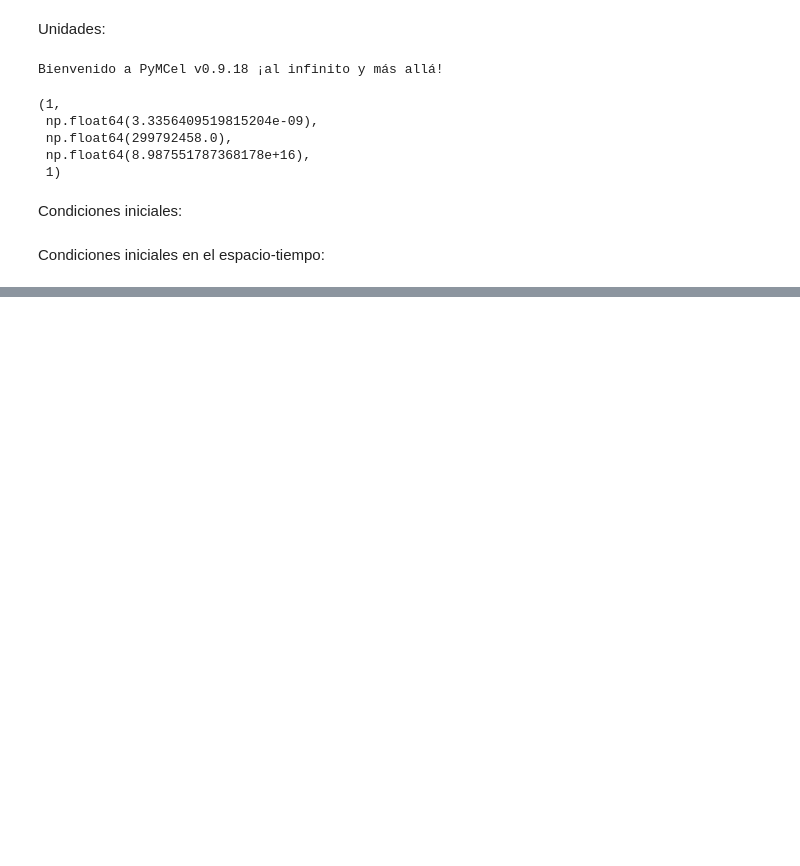
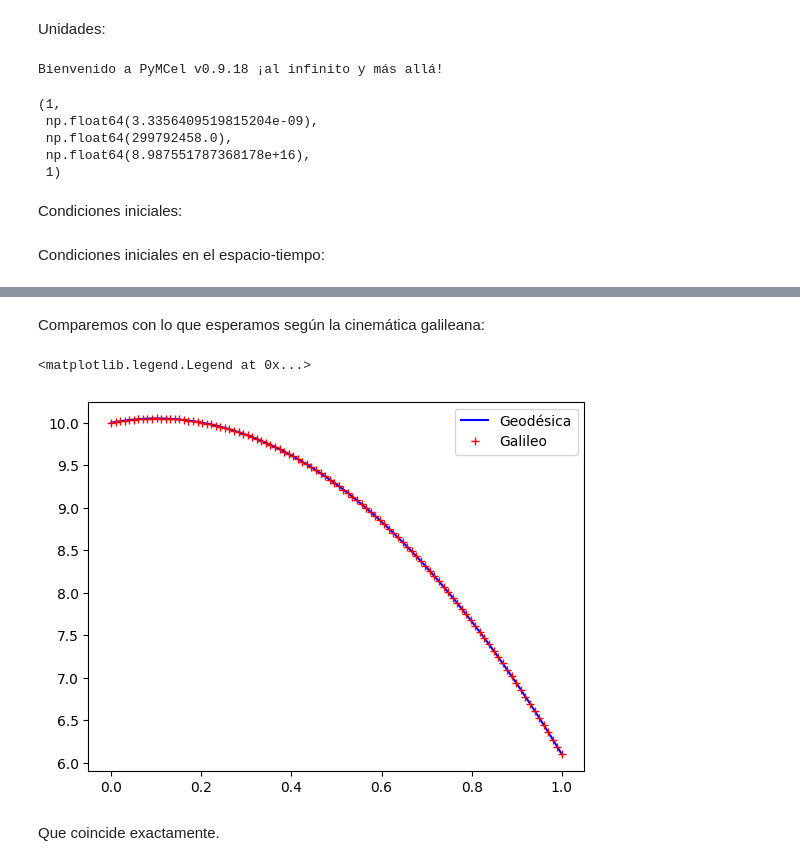
Before and after one commit to seap-udea/relatividad-clase, a Jupyter notebook: rg_2026_1-geodesicas-ejemplo.ipynb, the cells around one changed output, grey strips where cells are left out. Saved outputs shown, nothing was run; the diff lists cells and outputs as text; code cells hidden in the pictures; blank space fills up the shorter version.

```diff
--- a/rg_2026_1-geodesicas-ejemplo.ipynb
+++ b/rg_2026_1-geodesicas-ejemplo.ipynb
@@ -132,0 +163,18 @@ Uz0 = vz0 * Ut0 / C
+# %% [markdown]
+Comparemos con lo que esperamos según la cinemática galileana:
+# %%
+# x = x0 + v0 * t - 1/2 * g * t**2
+x0 = x0 * UL
+v0 = vx0 * UV
+g = 9.8
+
+xgalileos = x0 + v0 * ts - 1/2 * g * ts**2
+
+plt.plot(ts, xs, 'b-', label='Geodésica')
+plt.plot(ts, xgalileos, 'r+', label='Galileo')
+plt.legend()
+# %% [output]
+<matplotlib.legend.Legend at 0x...>
+[figure, added]
+# %% [markdown]
+Que coincide exactamente.
```
Also changed, not shown: parts of 9 cells of this notebook.
